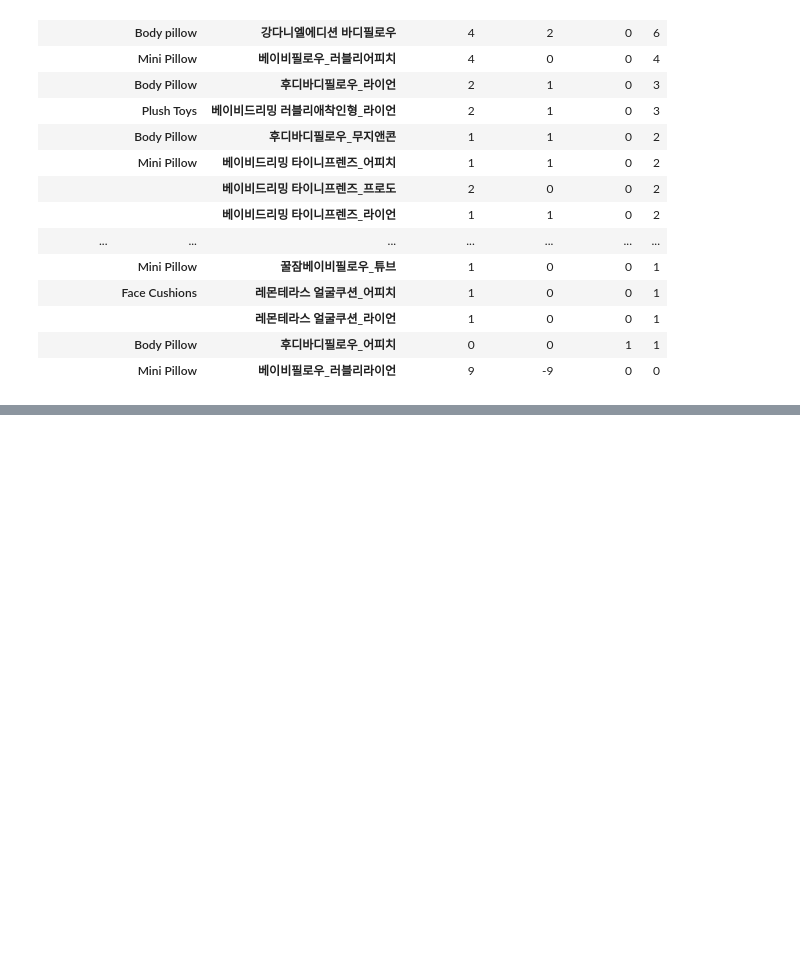
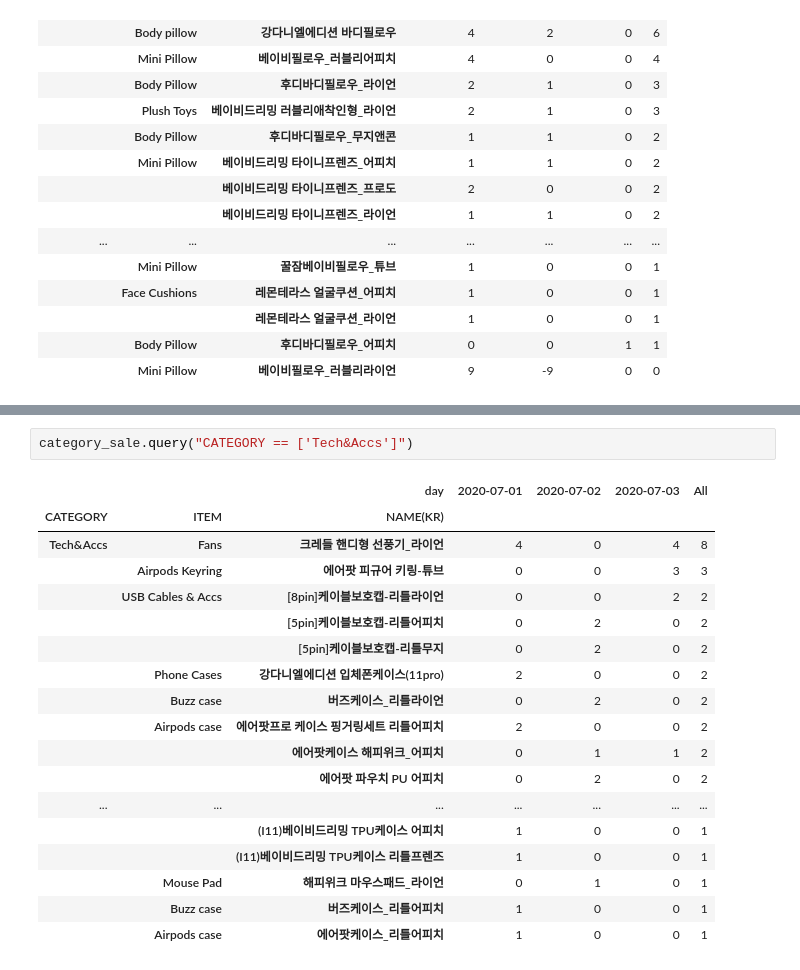
Before and after one commit to JoannaKang/kakao-commerce-data-analysis, a Jupyter notebook: Sales_trend.ipynb, the cells around one changed output, grey strips where cells are left out. Saved outputs shown, nothing was run; the diff lists cells and outputs as text; blank space fills up the shorter version.

```diff
--- a/Sales_trend.ipynb
+++ b/Sales_trend.ipynb
@@ -185,0 +207,21 @@ category_sale.query("CATEGORY == ['Plush']")
+# %%
+category_sale.query("CATEGORY == ['Tech&Accs']")
+# %% [output]
+|  |  | day | 2020-07-01 | 2020-07-02 | 2020-07-03 | All |
+| CATEGORY | ITEM | NAME(KR) |  |  |  |  |
+| Tech&Accs | Fans | 크레들 핸디형 선풍기_라이언 | 4 | 0 | 4 | 8 |
+|  | Airpods Keyring | 에어팟 피규어 키링-튜브 | 0 | 0 | 3 | 3 |
+|  | USB Cables & Accs | [8pin]케이블보호캡-리틀라이언 | 0 | 0 | 2 | 2 |
+|  |  | [5pin]케이블보호캡-리틀어피치 | 0 | 2 | 0 | 2 |
+|  |  | [5pin]케이블보호캡-리틀무지 | 0 | 2 | 0 | 2 |
+|  | Phone Cases | 강다니엘에디션 입체폰케이스(11pro) | 2 | 0 | 0 | 2 |
+|  | Buzz case | 버즈케이스_리틀라이언 | 0 | 2 | 0 | 2 |
+|  | Airpods case | 에어팟프로 케이스 핑거링세트 리틀어피치 | 2 | 0 | 0 | 2 |
+|  |  | 에어팟케이스 해피위크_어피치 | 0 | 1 | 1 | 2 |
+|  |  | 에어팟 파우치 PU 어피치 | 0 | 2 | 0 | 2 |
+| ... | ... | ... | ... | ... | ... | ... |
+|  |  | (I11)베이비드리밍 TPU케이스 어피치 | 1 | 0 | 0 | 1 |
+|  |  | (I11)베이비드리밍 TPU케이스 리틀프렌즈 | 1 | 0 | 0 | 1 |
+|  | Mouse Pad | 해피위크 마우스패드_라이언 | 0 | 1 | 0 | 1 |
+|  | Buzz case | 버즈케이스_리틀어피치 | 1 | 0 | 0 | 1 |
+|  | Airpods case | 에어팟케이스_리틀어피치 | 1 | 0 | 0 | 1 |
```
Also changed, not shown: parts of 1 cell of this notebook.
